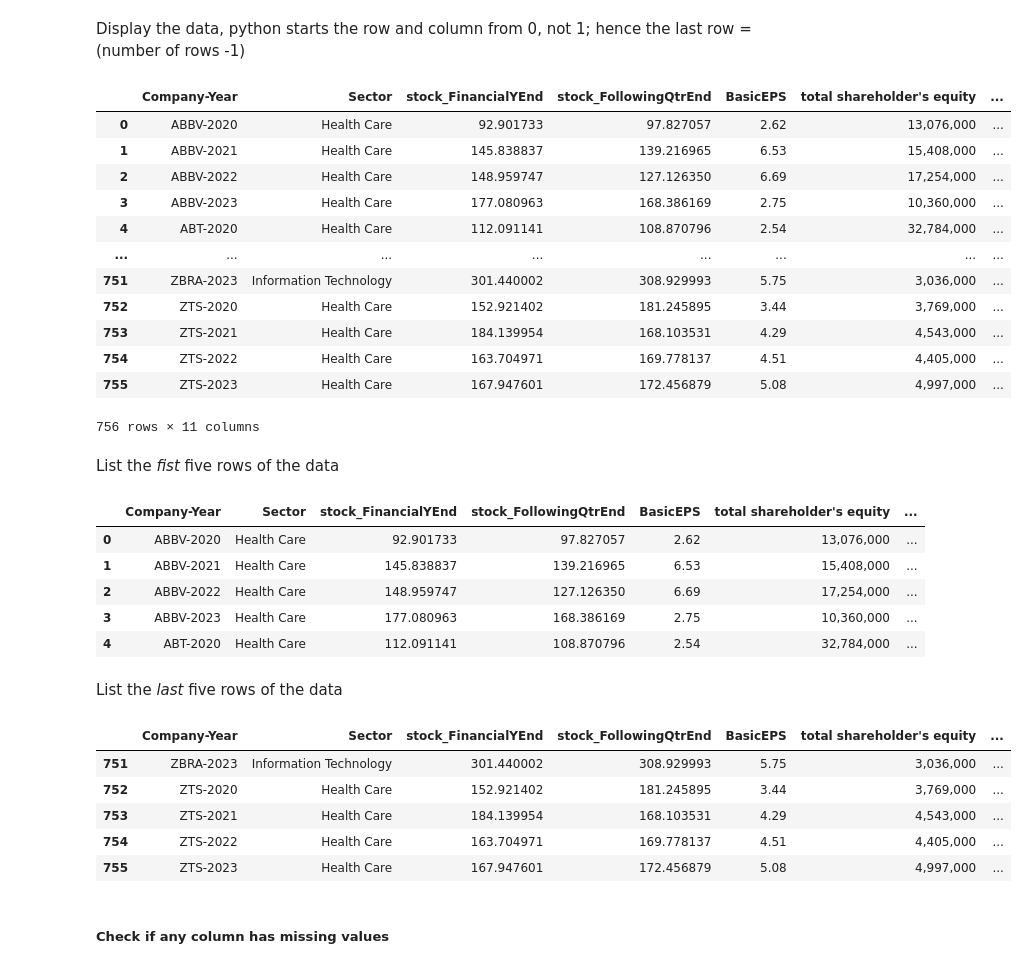
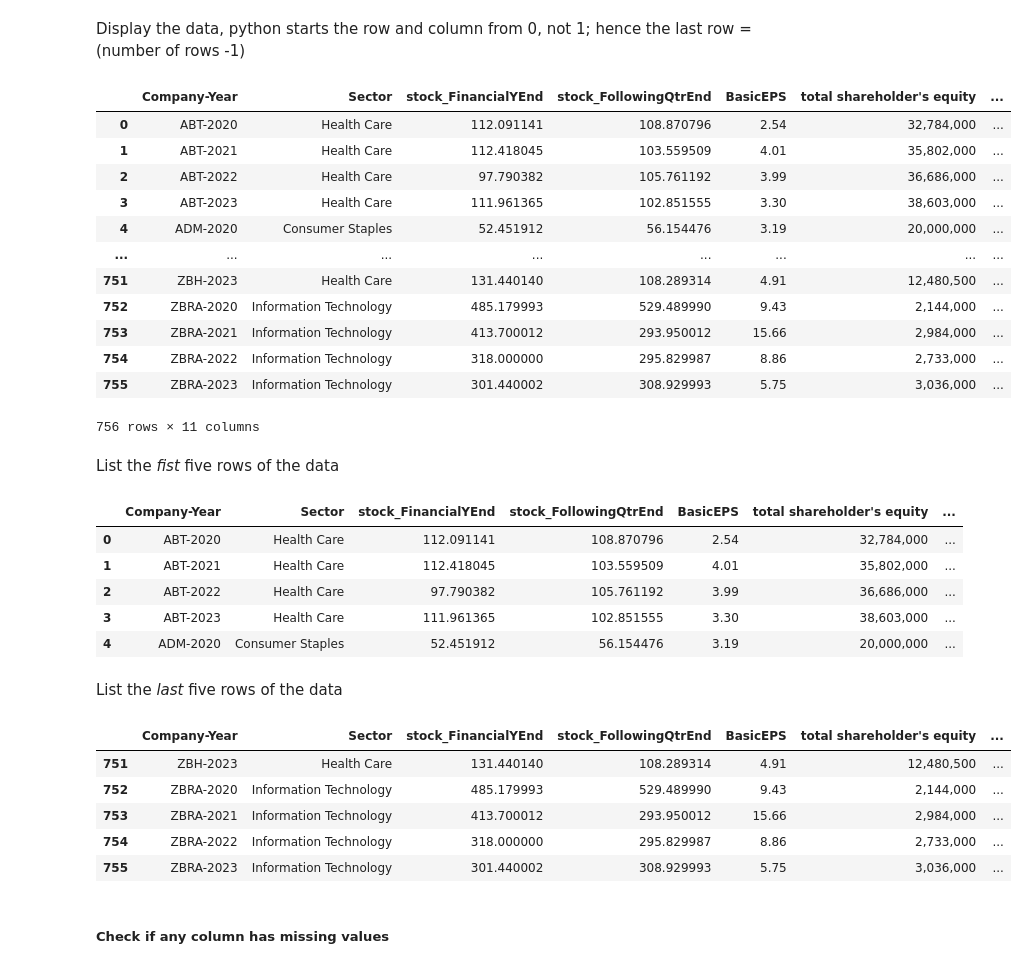
Before and after one commit to Fred-FFang/ACCT-5943-Group-Assignment, a Jupyter notebook: PythonAnalysis.ipynb, the cells around one changed output. Drawn from its saved outputs; the diff is of its cells as text; code cells hidden in the pictures.

```diff
--- a/PythonAnalysis.ipynb
+++ b/PythonAnalysis.ipynb
@@ -78,5 +78,5 @@ Read the csv file you just scraped using the "student_scraper.ipynp" file into a
 # %%
-group_1_data=pd.read_csv("group_1_data.csv")
+group_53_data=pd.read_csv("group_53_data.csv")
 # %% [markdown]
 <h3>Perform Exploratory Data Analysis (EDA)
 # %% [markdown]
@@ -88,43 +88,43 @@ group_1_data.shape
 # %% [markdown]
 Display the data, python starts the row and column from 0, not 1; hence the last row = (number of rows -1)
 # %%
-group_1_data
+group_53_data
 # %% [output]
 |  | Company-Year | Sector | stock_FinancialYEnd | stock_FollowingQtrEnd | BasicEPS | total shareholder's equity | ... |
-| 0 | ABBV-2020 | Health Care | 92.901733 | 97.827057 | 2.62 | 13,076,000 | ... |
-| 1 | ABBV-2021 | Health Care | 145.838837 | 139.216965 | 6.53 | 15,408,000 | ... |
-| 2 | ABBV-2022 | Health Care | 148.959747 | 127.126350 | 6.69 | 17,254,000 | ... |
-| 3 | ABBV-2023 | Health Care | 177.080963 | 168.386169 | 2.75 | 10,360,000 | ... |
-| 4 | ABT-2020 | Health Care | 112.091141 | 108.870796 | 2.54 | 32,784,000 | ... |
+| 0 | ABT-2020 | Health Care | 112.091141 | 108.870796 | 2.54 | 32,784,000 | ... |
+| 1 | ABT-2021 | Health Care | 112.418045 | 103.559509 | 4.01 | 35,802,000 | ... |
+| 2 | ABT-2022 | Health Care | 97.790382 | 105.761192 | 3.99 | 36,686,000 | ... |
+| 3 | ABT-2023 | Health Care | 111.961365 | 102.851555 | 3.30 | 38,603,000 | ... |
+| 4 | ADM-2020 | Consumer Staples | 52.451912 | 56.154476 | 3.19 | 20,000,000 | ... |
 | ... | ... | ... | ... | ... | ... | ... | ... |
-| 751 | ZBRA-2023 | Information Technology | 301.440002 | 308.929993 | 5.75 | 3,036,000 | ... |
-| 752 | ZTS-2020 | Health Care | 152.921402 | 181.245895 | 3.44 | 3,769,000 | ... |
-| 753 | ZTS-2021 | Health Care | 184.139954 | 168.103531 | 4.29 | 4,543,000 | ... |
-| 754 | ZTS-2022 | Health Care | 163.704971 | 169.778137 | 4.51 | 4,405,000 | ... |
-| 755 | ZTS-2023 | Health Care | 167.947601 | 172.456879 | 5.08 | 4,997,000 | ... |
+| 751 | ZBH-2023 | Health Care | 131.440140 | 108.289314 | 4.91 | 12,480,500 | ... |
+| 752 | ZBRA-2020 | Information Technology | 485.179993 | 529.489990 | 9.43 | 2,144,000 | ... |
+| 753 | ZBRA-2021 | Information Technology | 413.700012 | 293.950012 | 15.66 | 2,984,000 | ... |
+| 754 | ZBRA-2022 | Information Technology | 318.000000 | 295.829987 | 8.86 | 2,733,000 | ... |
+| 755 | ZBRA-2023 | Information Technology | 301.440002 | 308.929993 | 5.75 | 3,036,000 | ... |
 756 rows × 11 columns
 # %% [markdown]
 List the *fist* five rows of the data
 # %%
-group_1_data.head() #default is 5, can put any number in ()
+group_53_data.head() #default is 5, can put any number in ()
 # %% [output]
 |  | Company-Year | Sector | stock_FinancialYEnd | stock_FollowingQtrEnd | BasicEPS | total shareholder's equity | ... |
-| 0 | ABBV-2020 | Health Care | 92.901733 | 97.827057 | 2.62 | 13,076,000 | ... |
-| 1 | ABBV-2021 | Health Care | 145.838837 | 139.216965 | 6.53 | 15,408,000 | ... |
-| 2 | ABBV-2022 | Health Care | 148.959747 | 127.126350 | 6.69 | 17,254,000 | ... |
-| 3 | ABBV-2023 | Health Care | 177.080963 | 168.386169 | 2.75 | 10,360,000 | ... |
-| 4 | ABT-2020 | Health Care | 112.091141 | 108.870796 | 2.54 | 32,784,000 | ... |
+| 0 | ABT-2020 | Health Care | 112.091141 | 108.870796 | 2.54 | 32,784,000 | ... |
+| 1 | ABT-2021 | Health Care | 112.418045 | 103.559509 | 4.01 | 35,802,000 | ... |
+| 2 | ABT-2022 | Health Care | 97.790382 | 105.761192 | 3.99 | 36,686,000 | ... |
+| 3 | ABT-2023 | Health Care | 111.961365 | 102.851555 | 3.30 | 38,603,000 | ... |
+| 4 | ADM-2020 | Consumer Staples | 52.451912 | 56.154476 | 3.19 | 20,000,000 | ... |
 # %% [markdown]
 List the *last* five rows of the data
 # %%
-group_1_data.tail()
+group_53_data.tail()
 # %% [output]
 |  | Company-Year | Sector | stock_FinancialYEnd | stock_FollowingQtrEnd | BasicEPS | total shareholder's equity | ... |
-| 751 | ZBRA-2023 | Information Technology | 301.440002 | 308.929993 | 5.75 | 3,036,000 | ... |
-| 752 | ZTS-2020 | Health Care | 152.921402 | 181.245895 | 3.44 | 3,769,000 | ... |
-| 753 | ZTS-2021 | Health Care | 184.139954 | 168.103531 | 4.29 | 4,543,000 | ... |
-| 754 | ZTS-2022 | Health Care | 163.704971 | 169.778137 | 4.51 | 4,405,000 | ... |
-| 755 | ZTS-2023 | Health Care | 167.947601 | 172.456879 | 5.08 | 4,997,000 | ... |
+| 751 | ZBH-2023 | Health Care | 131.440140 | 108.289314 | 4.91 | 12,480,500 | ... |
+| 752 | ZBRA-2020 | Information Technology | 485.179993 | 529.489990 | 9.43 | 2,144,000 | ... |
+| 753 | ZBRA-2021 | Information Technology | 413.700012 | 293.950012 | 15.66 | 2,984,000 | ... |
+| 754 | ZBRA-2022 | Information Technology | 318.000000 | 295.829987 | 8.86 | 2,733,000 | ... |
+| 755 | ZBRA-2023 | Information Technology | 301.440002 | 308.929993 | 5.75 | 3,036,000 | ... |
 # %% [markdown]
 <h5>Check if any column has missing values
 # %% [markdown]
```
Also changed, not shown: parts of 53 cells of this notebook, 4 other files.
